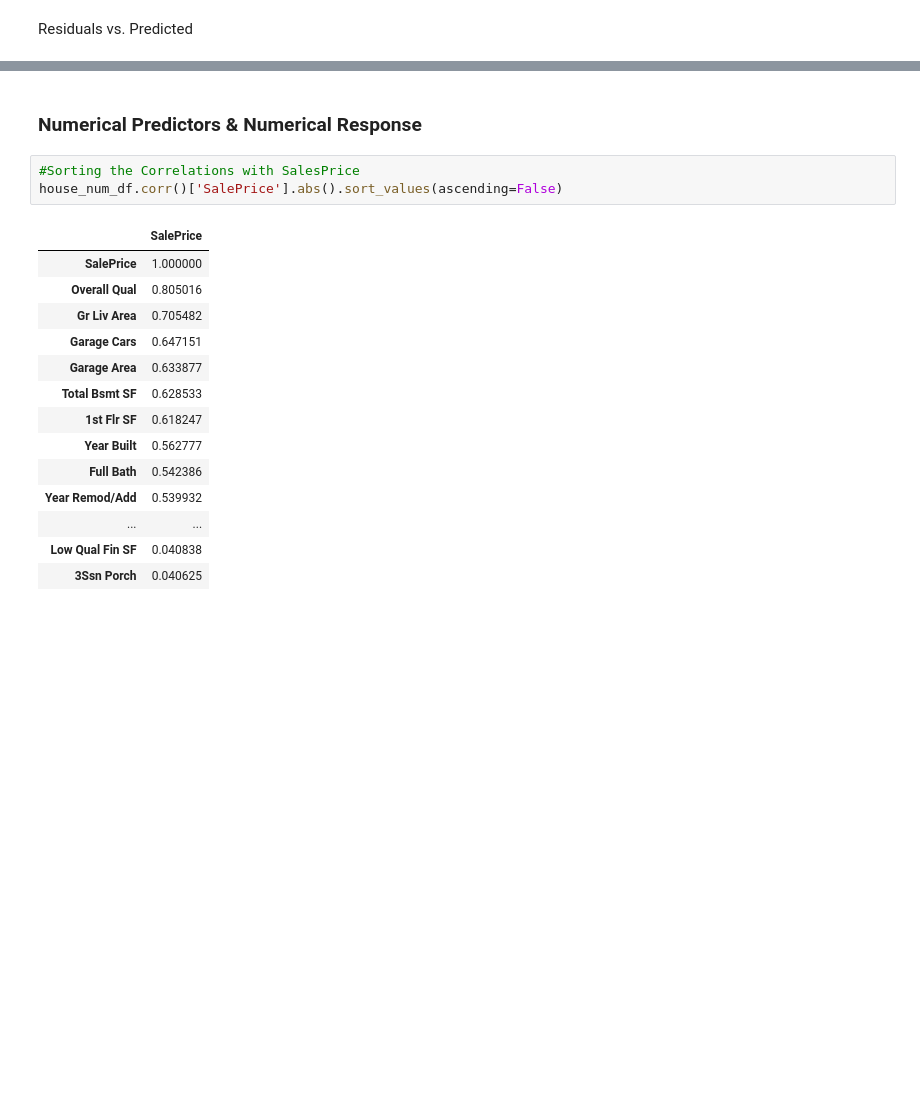
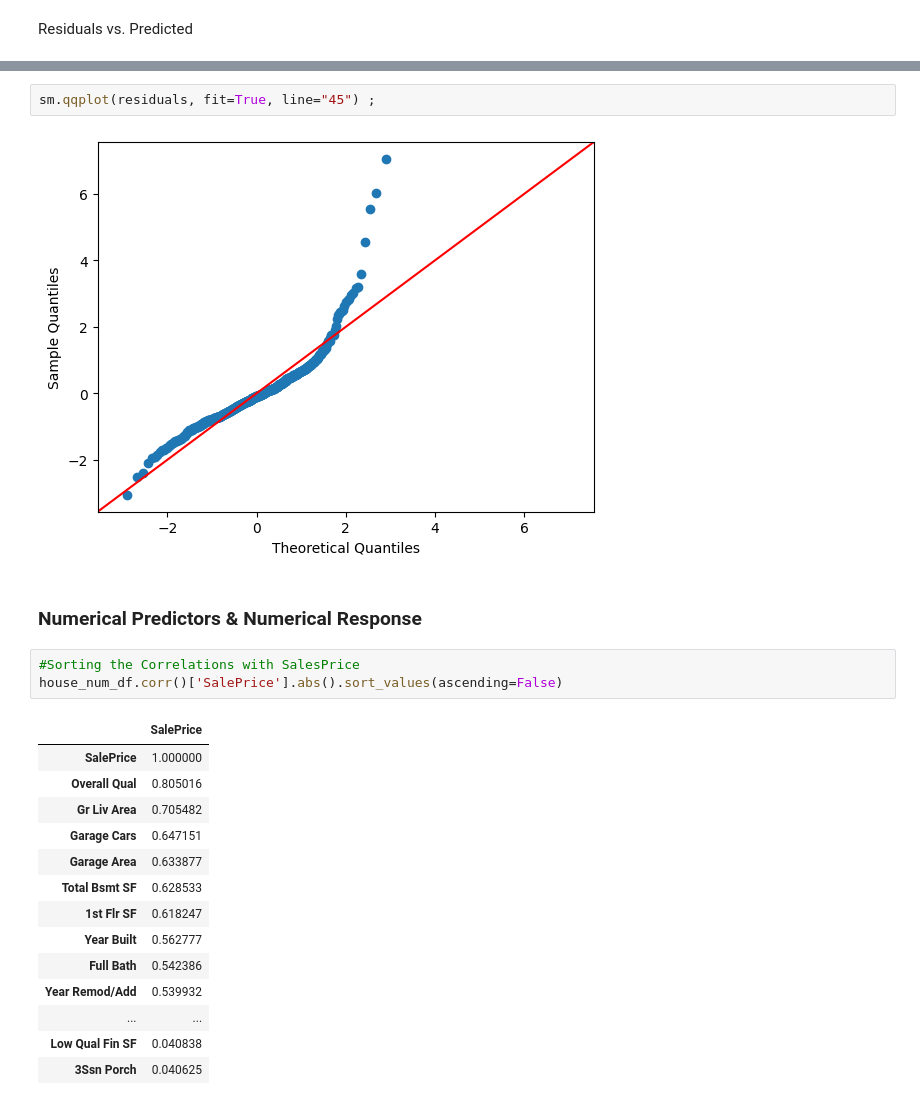
Before and after one commit to jerrinojacob/Data-Science-Portfolio, a Jupyter notebook: project_02/Housing_Price_Prediction.ipynb, the cells around one changed output, grey strips where cells are left out. Drawn from its saved outputs; the diff is of its cells as text; blank space fills up the shorter version.

```diff
--- a/project_02/Housing_Price_Prediction.ipynb
+++ b/project_02/Housing_Price_Prediction.ipynb
@@ -587,3 +589,7 @@ plt.grid(True, alpha=0.3)
+# %%
+sm.qqplot(residuals, fit=True, line="45") ;
+# %% [output]
+[figure, added]
 # %% [markdown]
 ### Numerical Predictors & Numerical Response
 # %%
```
Also changed, not shown: parts of 15 cells of this notebook.
